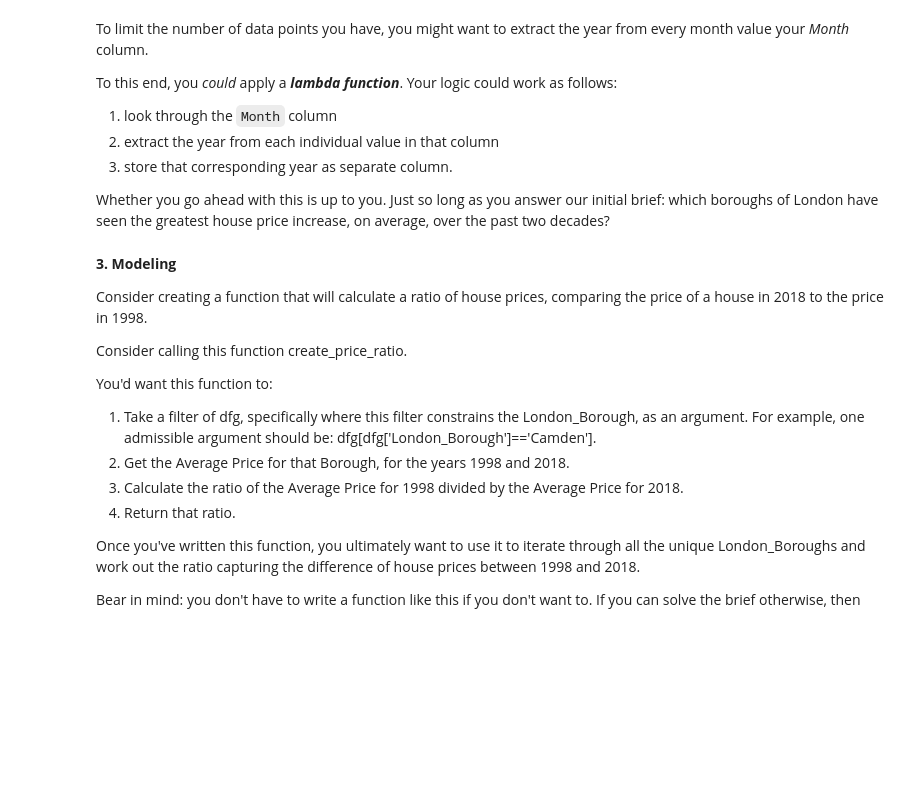
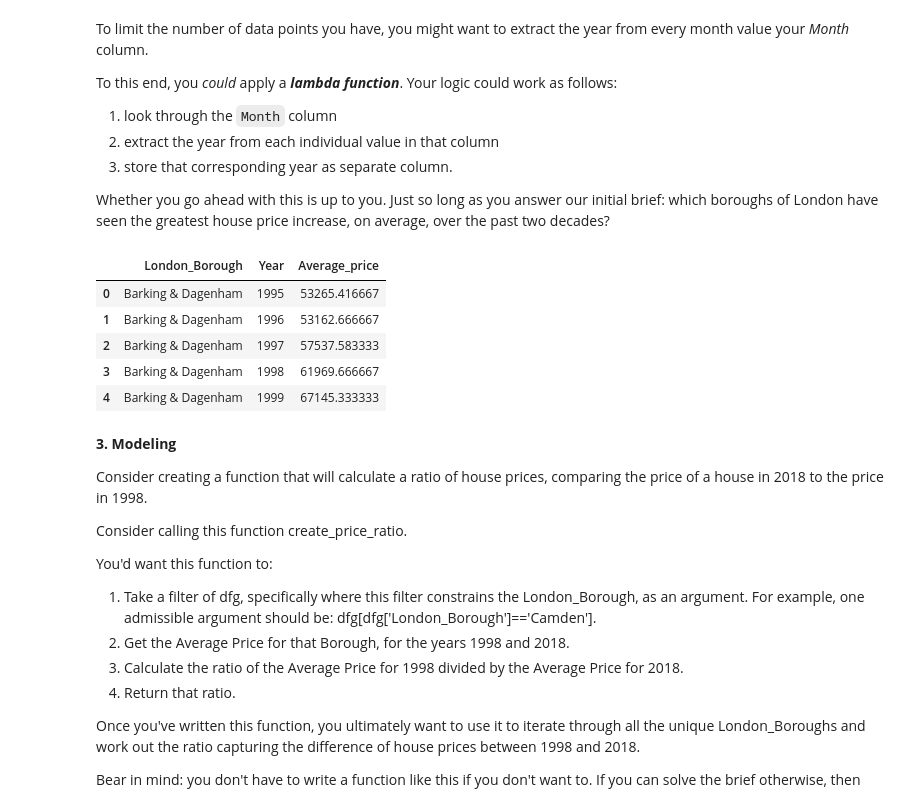
Before and after one commit to ritumb07/Python-Exercises, a Jupyter notebook: Unit 4 Challenge - Tier 3.ipynb, the cells around one changed output. Saved outputs shown, nothing was run; the diff lists cells and outputs as text; code cells hidden in the pictures; blank space fills up the shorter version.

```diff
--- a/Unit 4 Challenge - Tier 3.ipynb
+++ b/Unit 4 Challenge - Tier 3.ipynb
@@ -140,6 +140,8 @@ properties_T.columns
 # Call the iloc[] method with double square brackets on the properties_T DataFrame, to see the row at index 0.
 properties_T.iloc[[0]]
 
+properties_T.columns = properties_T.iloc[0]
+
 #drop the row at index 0
 properties_T = properties_T.drop(0)
 # %% [markdown]
@@ -186,0 +190,24 @@ clean_properties[clean_properties['ID'].isna()]
+# %%
+clean_properties['London_Borough'].unique()
+clean_properties[clean_properties['ID'].isna()]
+
+# filtering the data with NaN values
+NaNFreeDF2 = clean_properties.dropna()
+NaNFreeDF2.head(48)
+NaNFreeDF2.count()
+NaNFreeDF2['London_Borough'].unique()
+
+# A list of non-boroughs.
+nonBoroughs = ['Inner London', 'Outer London',
+               'NORTH EAST', 'NORTH WEST', 'YORKS & THE HUMBER',
+               'EAST MIDLANDS', 'WEST MIDLANDS',
+              'EAST OF ENGLAND', 'LONDON', 'SOUTH EAST',
+              'SOUTH WEST', 'England']
+
+NaNFreeDF2[NaNFreeDF2.London_Borough.isin(nonBoroughs)]
+NaNFreeDF2[~NaNFreeDF2.London_Borough.isin(nonBoroughs)]
+NaNFreeDF2 = NaNFreeDF2[~NaNFreeDF2.London_Borough.isin(nonBoroughs)]
+NaNFreeDF2.head()
+df = NaNFreeDF2
+df.head()
+df.dtypes
@@ -210,13 +246,20 @@ To this end, you *could* apply a ***lambda function***. Your logic could work as
 Whether you go ahead with this is up to you. Just so long as you answer our initial brief: which boroughs of London have seen the greatest house price increase, on average, over the past two decades?
 # %%
 df['Year'] = df['Month'].apply(lambda t: t.year)
+df.head()
 
 # Call the tail() method on df
 df.tail()
-dfg = df.groupby(by=['London_Borough', 'Year']).mean()
-dfg.sample(10)
-dfg = dfg.reset_index()
+dfg = df.groupby(['London_Borough', 'Year'])['Average_price'].mean().reset_index()
+#dfg =df.groupby(by=['London_Borough','Year']).mean()
 dfg.head()
+# %% [output]
+|  | London_Borough | Year | Average_price |
+| 0 | Barking & Dagenham | 1995 | 53265.416667 |
+| 1 | Barking & Dagenham | 1996 | 53162.666667 |
+| 2 | Barking & Dagenham | 1997 | 57537.583333 |
+| 3 | Barking & Dagenham | 1998 | 61969.666667 |
+| 4 | Barking & Dagenham | 1999 | 67145.333333 |
 # %% [markdown]
 **3. Modeling**
 
```
Also changed, not shown: parts of 5 cells of this notebook.
